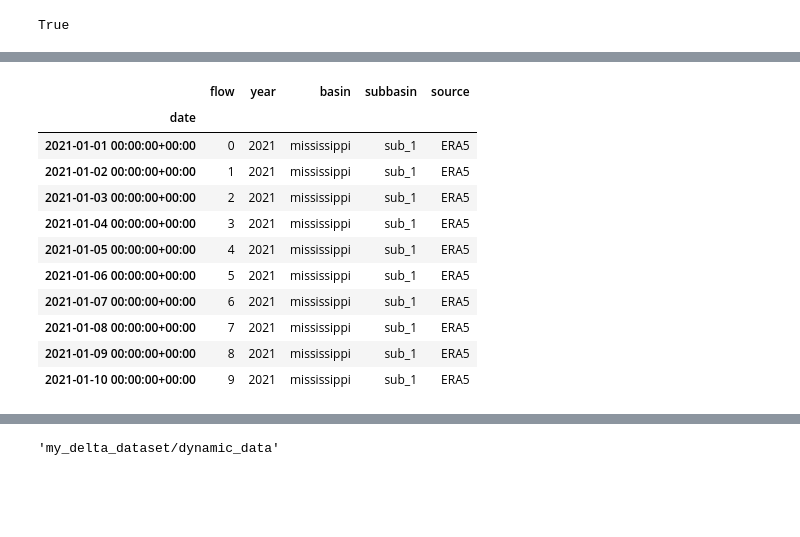
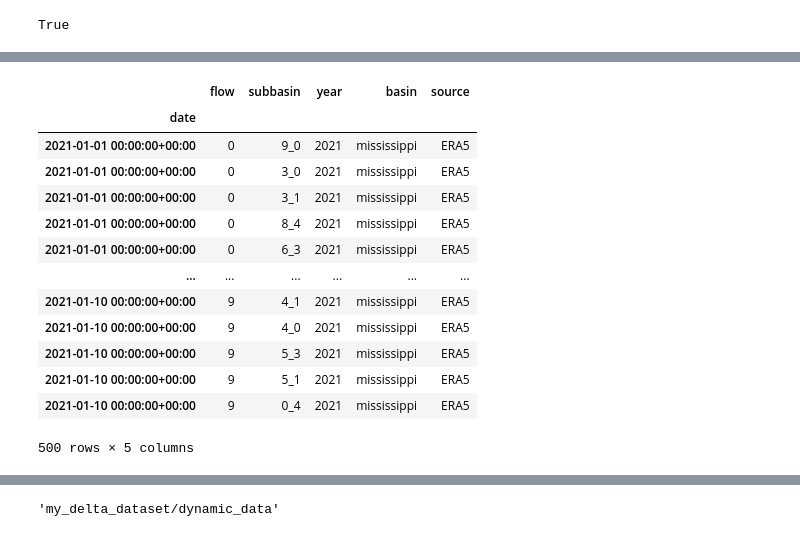
Before and after one commit to Fluvial-UMass/swot-ml, a Jupyter notebook: notebooks/reservoirs/preprocess/deltalake_testing.ipynb, the cells around one changed output, grey strips where cells are left out. Cells and saved outputs as stored; diff of their text form; code cells hidden in the pictures; blank space fills up the shorter version.

```diff
--- a/notebooks/reservoirs/preprocess/deltalake_testing.ipynb
+++ b/notebooks/reservoirs/preprocess/deltalake_testing.ipynb
@@ -34,20 +58,22 @@ store.get_processing_status('mississippi','ERA5')
 # %%
 # 3. Read the data - it all works seamlessly
-filtered_df = store.read_dynamic(basin='mississippi', subbasins=['sub_1'])
+filtered_df = store.read_dynamic(basin='mississippi')
 filtered_df
 # %% [output]
-|  | flow | year | basin | subbasin | source |
+|  | flow | subbasin | year | basin | source |
 | date |  |  |  |  |  |
-| 2021-01-01 00:00:00+00:00 | 0 | 2021 | mississippi | sub_1 | ERA5 |
-| 2021-01-02 00:00:00+00:00 | 1 | 2021 | mississippi | sub_1 | ERA5 |
-| 2021-01-03 00:00:00+00:00 | 2 | 2021 | mississippi | sub_1 | ERA5 |
-| 2021-01-04 00:00:00+00:00 | 3 | 2021 | mississippi | sub_1 | ERA5 |
-| 2021-01-05 00:00:00+00:00 | 4 | 2021 | mississippi | sub_1 | ERA5 |
-| 2021-01-06 00:00:00+00:00 | 5 | 2021 | mississippi | sub_1 | ERA5 |
-| 2021-01-07 00:00:00+00:00 | 6 | 2021 | mississippi | sub_1 | ERA5 |
-| 2021-01-08 00:00:00+00:00 | 7 | 2021 | mississippi | sub_1 | ERA5 |
-| 2021-01-09 00:00:00+00:00 | 8 | 2021 | mississippi | sub_1 | ERA5 |
-| 2021-01-10 00:00:00+00:00 | 9 | 2021 | mississippi | sub_1 | ERA5 |
+| 2021-01-01 00:00:00+00:00 | 0 | 9_0 | 2021 | mississippi | ERA5 |
+| 2021-01-01 00:00:00+00:00 | 0 | 3_0 | 2021 | mississippi | ERA5 |
+| 2021-01-01 00:00:00+00:00 | 0 | 3_1 | 2021 | mississippi | ERA5 |
+| 2021-01-01 00:00:00+00:00 | 0 | 8_4 | 2021 | mississippi | ERA5 |
+| 2021-01-01 00:00:00+00:00 | 0 | 6_3 | 2021 | mississippi | ERA5 |
+| ... | ... | ... | ... | ... | ... |
+| 2021-01-10 00:00:00+00:00 | 9 | 4_1 | 2021 | mississippi | ERA5 |
+| 2021-01-10 00:00:00+00:00 | 9 | 4_0 | 2021 | mississippi | ERA5 |
+| 2021-01-10 00:00:00+00:00 | 9 | 5_3 | 2021 | mississippi | ERA5 |
+| 2021-01-10 00:00:00+00:00 | 9 | 5_1 | 2021 | mississippi | ERA5 |
+| 2021-01-10 00:00:00+00:00 | 9 | 0_4 | 2021 | mississippi | ERA5 |
+500 rows × 5 columns
 # %%
 store.compact()
 # %% [output]
```
Also changed, not shown: parts of 6 cells of this notebook, 11 other files.
